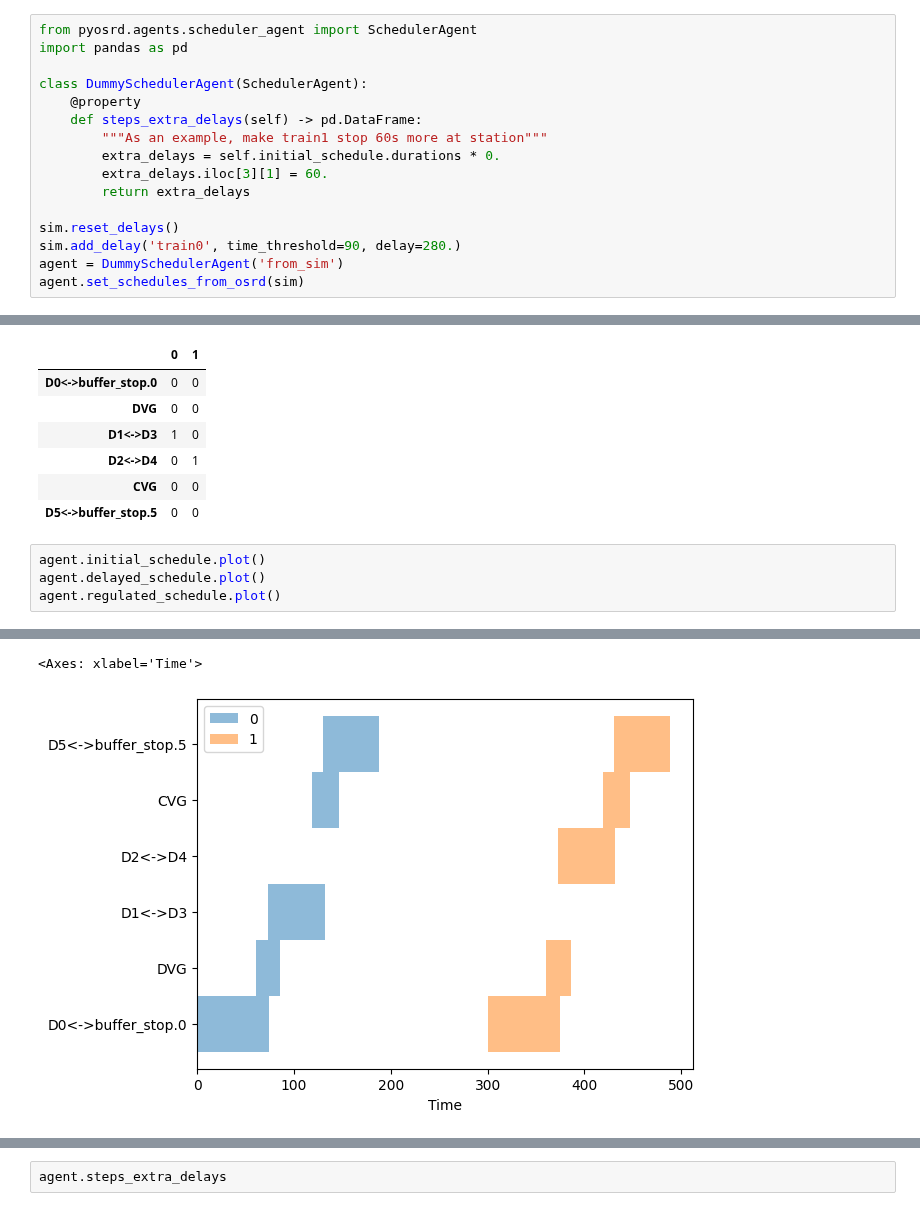
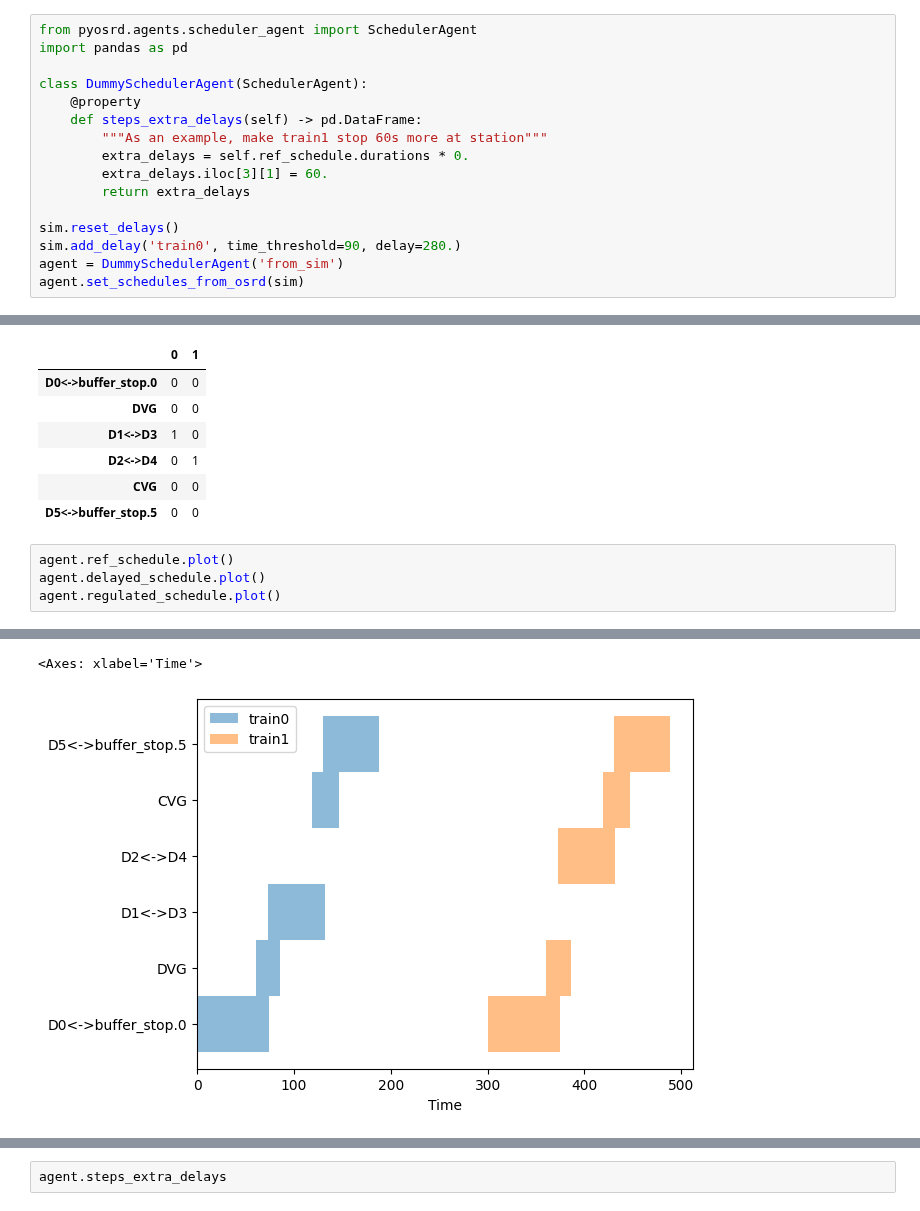
Before and after one commit to y-plus/pyOSRD, a Jupyter notebook: doc/tutorials/8_schedules_extensions.ipynb, the cells around one changed output, grey strips where cells are left out. Cells and saved outputs as stored; diff of their text form.

```diff
--- a/doc/tutorials/8_schedules_extensions.ipynb
+++ b/doc/tutorials/8_schedules_extensions.ipynb
@@ -136,7 +136,7 @@ class DummySchedulerAgent(SchedulerAgent):
     @property
     def steps_extra_delays(self) -> pd.DataFrame:
         """As an example, make train1 stop 60s more at station"""
-        extra_delays = self.initial_schedule.durations * 0.
+        extra_delays = self.ref_schedule.durations * 0.
         extra_delays.iloc[3][1] = 60.
         return extra_delays
 
@@ -163,26 +163,26 @@ display(agent.weights)
 | CVG | 0 | 0 |
 | D5<->buffer_stop.5 | 0 | 0 |
 # %%
-agent.initial_schedule.plot()
+agent.ref_schedule.plot()
 agent.delayed_schedule.plot()
 agent.regulated_schedule.plot()
 # %% [output]
 You are setting values through chained assignment. Currently this works in certain cases, but when using Copy-on-Write (which will become the default behaviour in pandas 3.0) this will never work to u ...
 A typical example is when you are setting values in a column of a DataFrame, like:
 
 df["col"][row_indexer] = value
 
 Use `df.loc[row_indexer, "col"] = values` instead, to perform the assignment in a single step and ensure this keeps updating the original `df`.
 
 See the caveats in the documentation: https://pandas.pydata.org/pandas-docs/stable/user_guide/indexing.html#returning-a-view-versus-a-copy
 
   extra_delays.iloc[3][1] = 60.
 You are setting values through chained assignment. Currently this works in certain cases, but when using Copy-on-Write (which will become the default behaviour in pandas 3.0) this will never work to u ...
 A typical example is when you are setting values in a column of a DataFrame, like:
 ... (14 lines left out)
 
 See the caveats in the documentation: https://pandas.pydata.org/pandas-docs/stable/user_guide/indexing.html#returning-a-view-versus-a-copy
 
   extra_delays.iloc[3][1] = 60.
 <Axes: xlabel='Time'>
-[figure, old version]
+[figure, new version]
```
Also changed, not shown: parts of 6 cells of this notebook.
